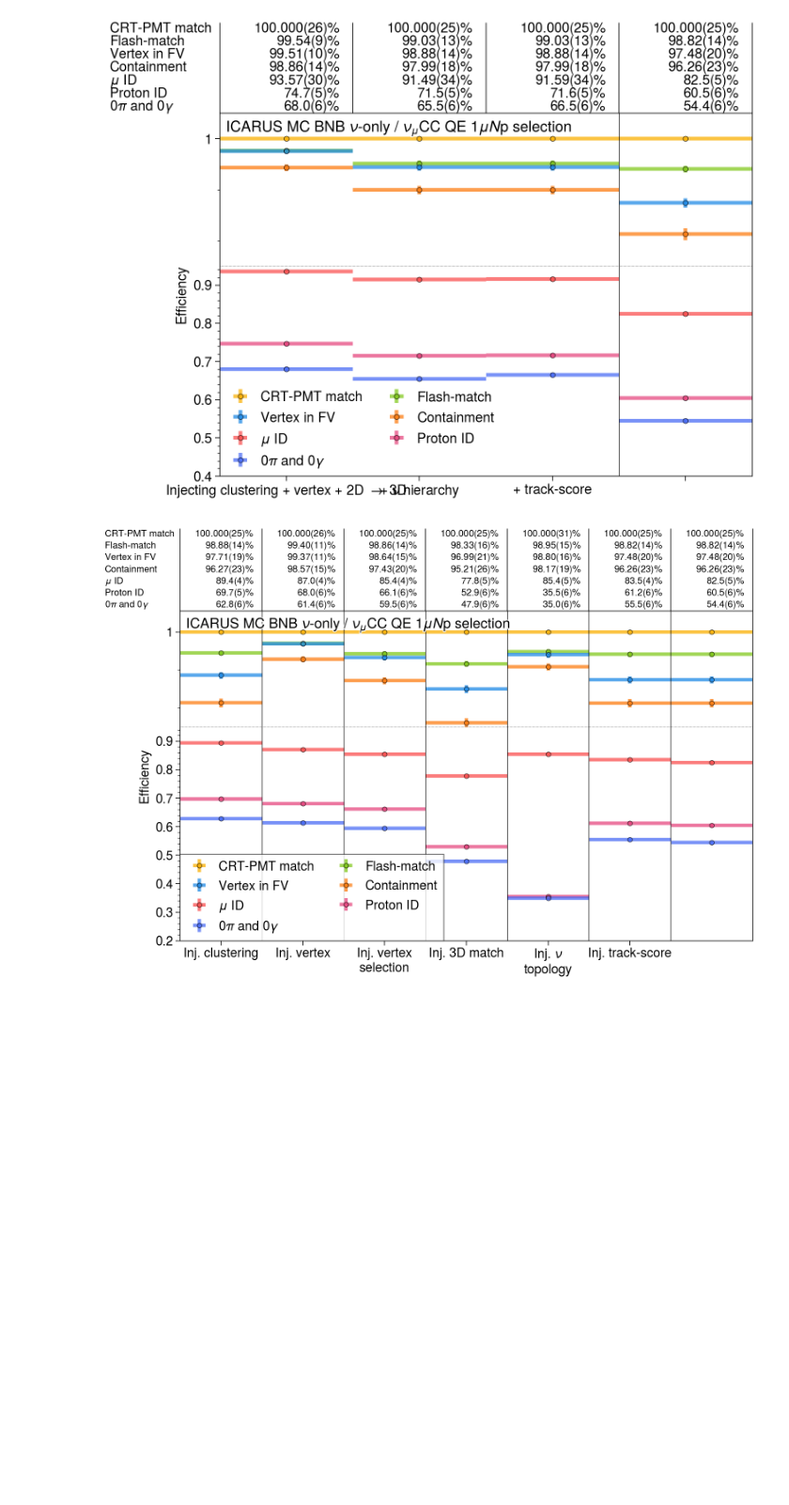
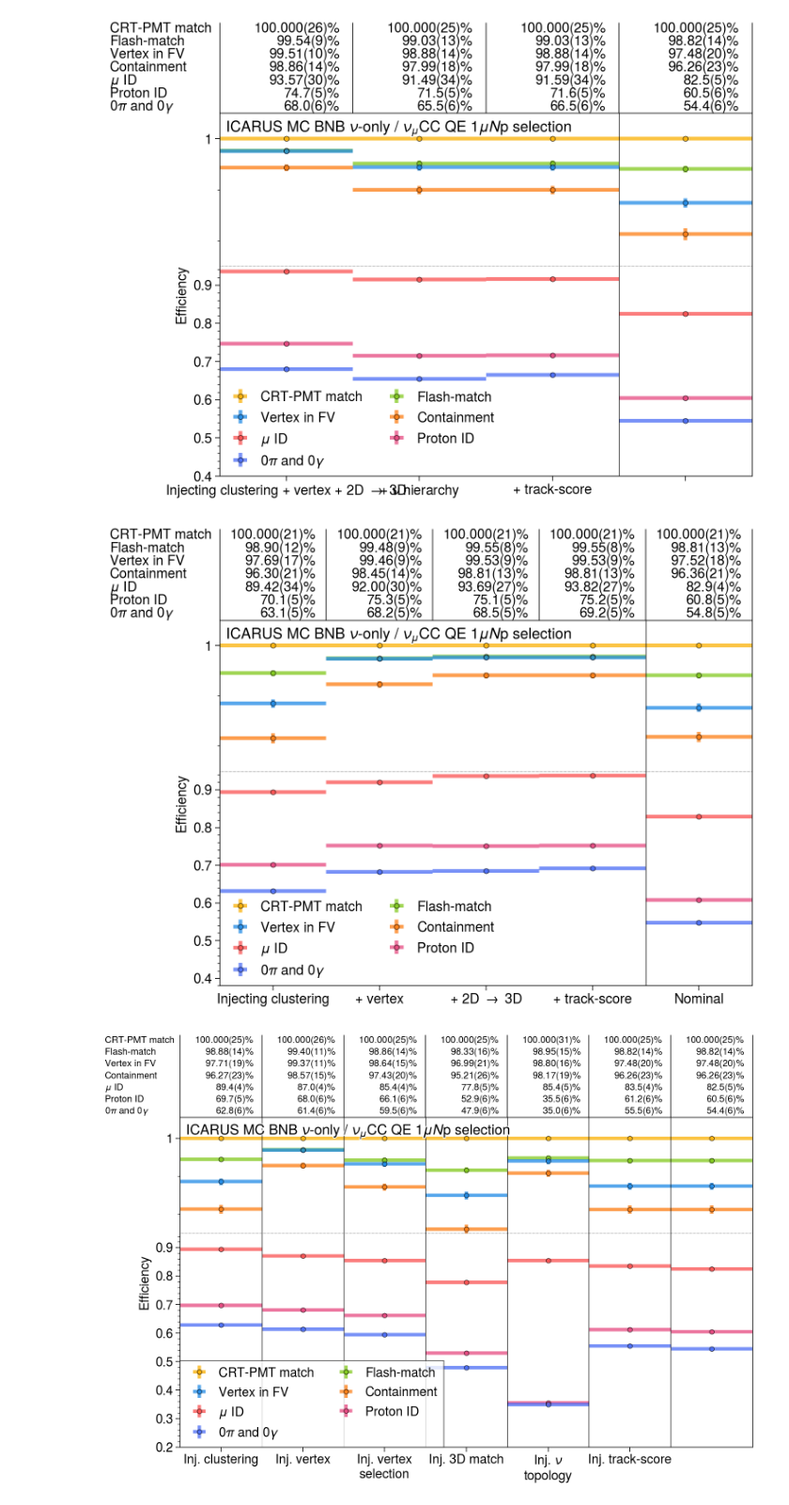
Before and after one commit to mattiasotgia/The_Empty_Hearse, a Jupyter notebook: notebooks/Np_plot.ipynb, the cells around one changed output. Shown at 94% size. Cells and saved outputs as stored; diff of their text form; code cells hidden in the pictures; blank space fills up the shorter version.

```diff
--- a/notebooks/Np_plot.ipynb
+++ b/notebooks/Np_plot.ipynb
@@ -668,6 +743,80 @@ ax.legend(ncols=2, loc='ll', order='C')
 fig.savefig('plots_CCNp_test/CCNp_efficiencyByCut.pdf', bbox_inches='tight')
 # %% [output]
 [figure]
+# %%
+colllabels = [
+        'Injecting clustering',# 'Cheated $2\\mathrm{D}$',
+        '+ vertex',# 'Cheated $2\\mathrm{D} + \\mathrm{vertex}$',
+        '+ 2D $\\to$ 3D',# 'Cheated $2\\mathrm{D} + \\mathrm{vertex} + 3\\mathrm{D}$',
+        # '+ $\\nu$ hierarchy',# 'Cheated $2\\mathrm{D} + \\mathrm{vertex} + 3\\mathrm{D} + $\n$ + \\nu\\text{-hierarchy}$',
+        '+ track-score', # 'Cheated $2\\mathrm{D} + \\mathrm{vertex} + 3\\mathrm{D} + $\n$ + \\nu\\text{-hierarchy} + \\mathrm{MVA}$',
+        'Nominal'
+    ]
+
+fig, ax = plot.subplots(
+    width=7.5, height=5.5, ncols=1, nrows=1, ylabel=f'Efficiency',
+    titlecolor='k', share=False, grid=False, # sharey='labs',
+    ultitle=r'ICARUS MC BNB $\nu$-only / $\nu_\mu$CC QE $1\mu N\mathrm{p}$ selection',
+    xticks=[0, 1, 2, 3, 4],
+    xticklabels=colllabels,
+    # xrotati,
+    # , yscale='log'
+)
+
+
+cidx = 6
+
+selections = {
+        's1': ('CRT-PMT match', f'yellow{cidx}'),
+        's2': ('Flash-match', f'lime{cidx}'),
+        's3': ('Vertex in FV', f'blue{cidx}'),
+        's4': (r'Containment', f'orange{cidx}'),
+        's5': (r'$\mu$ ID', f'red{cidx}'),
+        's6': (r'Proton ID', f'pink{cidx}'),
+        's7': (r'$0\pi$ and $0\gamma$', f'indigo{cidx}')
+}
+
+
+trees = [
+    'cheated_2d',
+    'cheated_2d_vt',
+    'cheated_2d_vtx_3d',
+    # 'cheated_2d_vtx_3d_nu',
+    'cheated_2d_vtx_3d_mva',
+    'nominal',
+]
+
+CCNp_efficiency_byCut = Analysis(uproot.open('CCNp_efficiencyByCut_noNu_cheatingSlice.root:cuts'), hist.axis.Regular(1, 0.24, 2.4))
+
+cell_text = []
+rowLabel = []
+rowColor = []
+
+for i, stage in enumerate(trees):
+    for cut in selections:
+
+        efficiency, uncertainty = CCNp_efficiency_byCut.efficiency(stage, cut)
+        integrated_efficiency, _ = CCNp_efficiency_byCut.efficiency(stage, cut)
+        label, color = selections[cut]
+        if i == 0:
+            rowLabel.append(label)
+            rowColor.append(color)
+        ax.errorbar(i, efficiency, yerr=uncertainty, xerr=0.5, color=color,
+                    fmt='o', markersize=4, mec='k', markeredgewidth=0.5, capsize=0, elinewidth=3, alpha=0.75,
+                    label=('{}'.format(label) if i==0 else None))
+        # cell_text.append(f'${efficiency[0]*100:.1f}\\pm{uncertainty[0][0]*100:.1f}$%')
+        cell_text.append(f'${ufloat(efficiency[0]*100, np.max(uncertainty)*100):uSL}$%')
+
+ax.table(cellText=np.array(cell_text).reshape((5,7)).T, loc='top', edges='R', rowLabels=rowLabel, rowColours=rowColor)
+
+ax.axvline(3.5, color='k', lw=0.5)
+ax.axhline(0.95, color='k', lw=0.35, ls=':')
+ax.format(yscale=plot.scale.CutoffScale(0.95, 0.15), ymin=0.38, ymax=1.01)
+ax.legend(ncols=2, loc='ll', order='C')
+
+fig.savefig('plots_CCNp_test/CCNp_efficiencyByCut.pdf', bbox_inches='tight')
+# %% [output]
+[figure, added]
 # %%
 
 fig, ax = plot.subplots(
```
Also changed, not shown: parts of 5 cells of this notebook, 17 other files.
